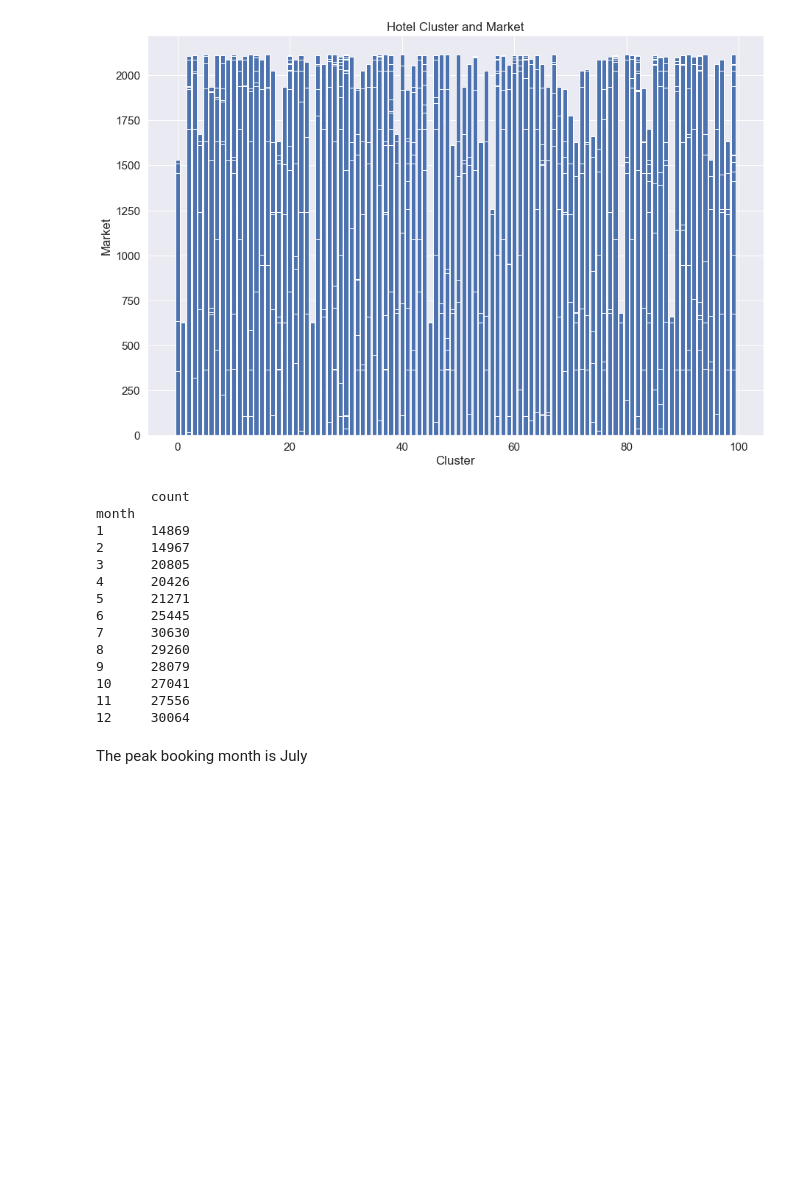
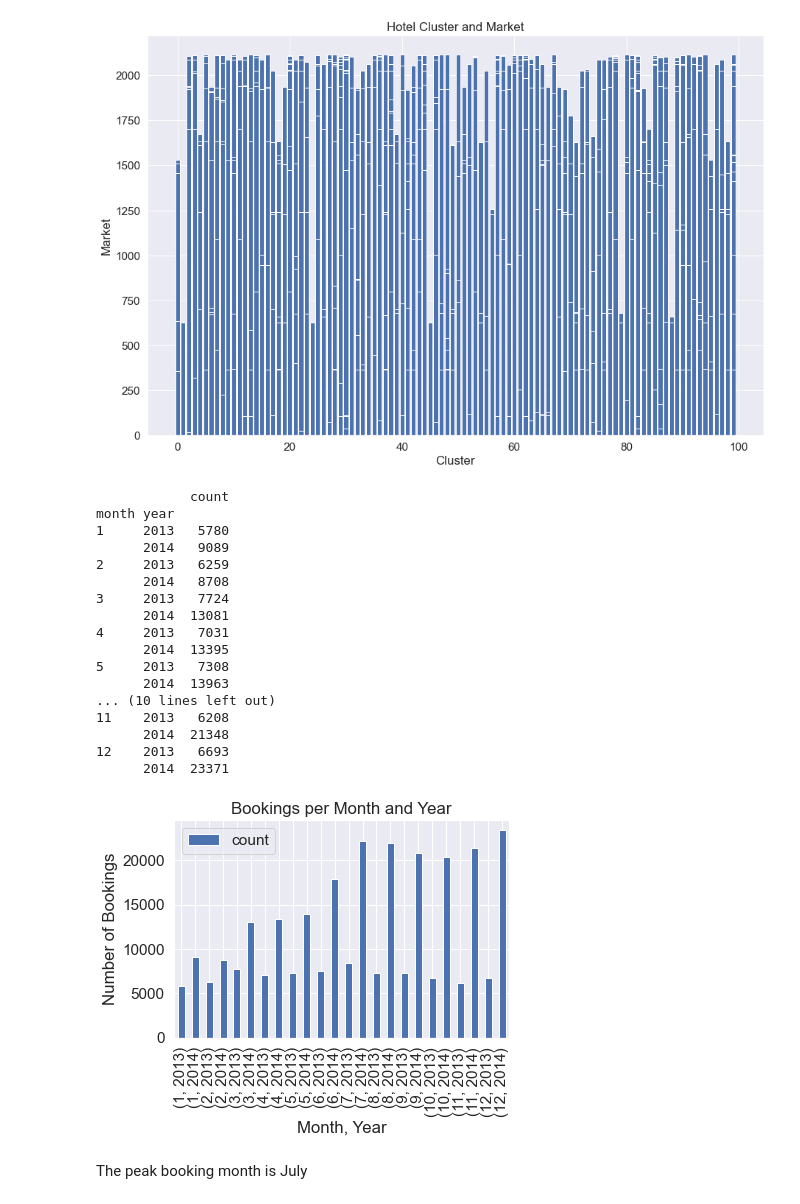
Before and after one commit to KellyC-05/Hotel_recommendation, a Jupyter notebook: Analysis.ipynb, the cells around one changed output. Drawn from its saved outputs; the diff is of its cells as text; code cells hidden in the pictures; blank space fills up the shorter version.

```diff
--- a/Analysis.ipynb
+++ b/Analysis.ipynb
@@ -264,23 +285,32 @@ plt.show()
 [figure]
 # %%
 #Find the peak booking month
-booking_month = train.groupby(['month'])['is_booking'].agg(['count'])
+booking_month = train.groupby(['month','year'])['is_booking'].agg(['count'])
 print(booking_month)
+
+booking_month.plot(kind='bar', title='Bookings per Month and Year')
+plt.xlabel('Month, Year')
+plt.ylabel('Number of Bookings')
+plt.show()
 # %% [output]
-       count
-month
-1      14869
-2      14967
-3      20805
-4      20426
-5      21271
-6      25445
-7      30630
-8      29260
-9      28079
-10     27041
-11     27556
-12     30064
+            count
+month year
+1     2013   5780
+      2014   9089
+2     2013   6259
+      2014   8708
+3     2013   7724
+      2014  13081
+4     2013   7031
+      2014  13395
+5     2013   7308
+      2014  13963
+... (10 lines left out)
+11    2013   6208
+      2014  21348
+12    2013   6693
+      2014  23371
+[figure, added]
 # %% [markdown]
 The peak booking month is July
 # %%
```
Also changed, not shown: parts of 10 cells of this notebook.
